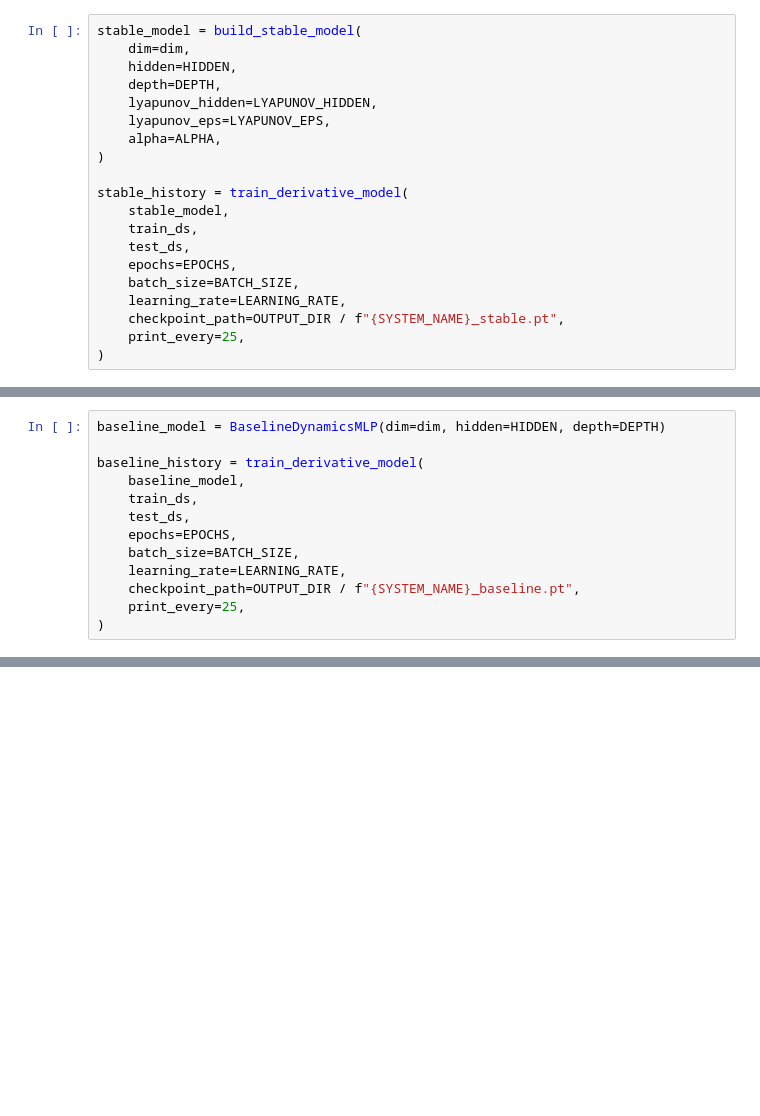
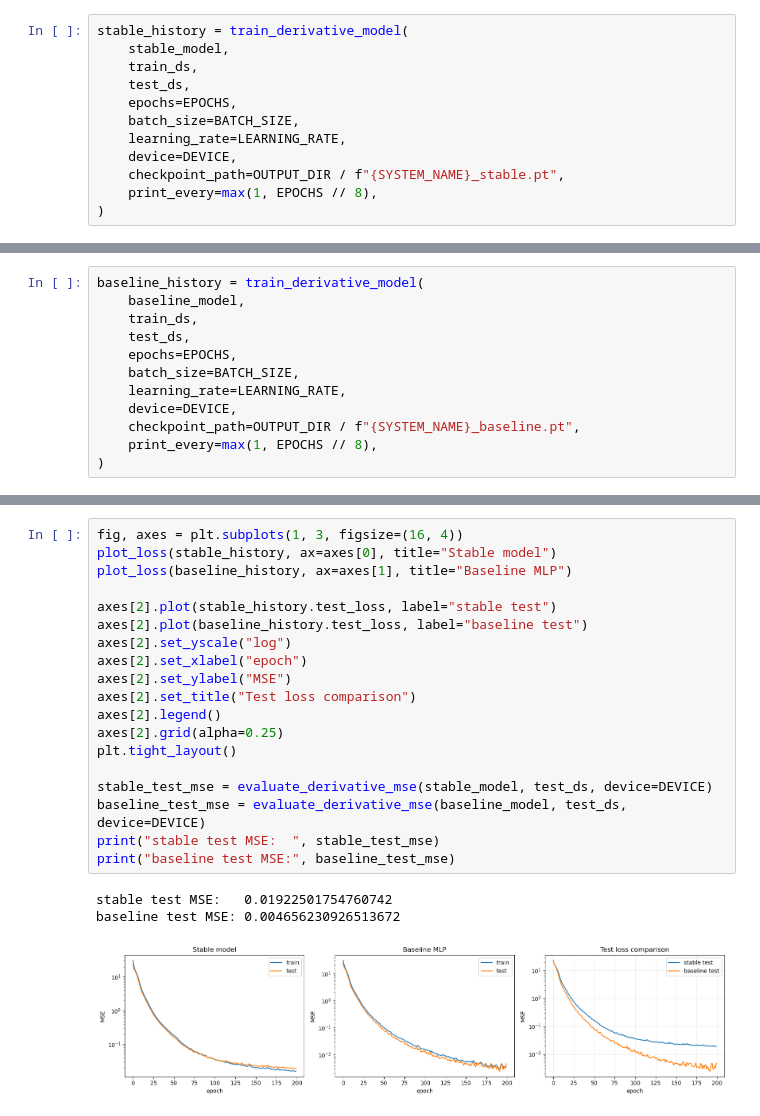
Before and after one commit to ognjen217/DeepLearningFTN, a Jupyter notebook: notebooks/02_train_models.ipynb, the cells around one changed output, grey strips where cells are left out. Saved outputs shown, nothing was run; the diff lists cells and outputs as text; blank space fills up the shorter version.

```diff
--- a/notebooks/02_train_models.ipynb
+++ b/notebooks/02_train_models.ipynb
@@ -51,13 +240,4 @@ dim
 # %%
-stable_model = build_stable_model(
-    dim=dim,
-    hidden=HIDDEN,
-    depth=DEPTH,
-    lyapunov_hidden=LYAPUNOV_HIDDEN,
-    lyapunov_eps=LYAPUNOV_EPS,
-    alpha=ALPHA,
-)
-
 stable_history = train_derivative_model(
     stable_model,
     train_ds,
@@ -65,7 +245,8 @@ stable_history = train_derivative_model(
     epochs=EPOCHS,
     batch_size=BATCH_SIZE,
     learning_rate=LEARNING_RATE,
+    device=DEVICE,
     checkpoint_path=OUTPUT_DIR / f"{SYSTEM_NAME}_stable.pt",
-    print_every=25,
+    print_every=max(1, EPOCHS // 8),
 )
 # %% [output]
@@ -81,6 +266,4 @@ epoch=0200 train_mse=4.41535e-06 test_mse=9.1944e-06
 # %%
-baseline_model = BaselineDynamicsMLP(dim=dim, hidden=HIDDEN, depth=DEPTH)
-
 baseline_history = train_derivative_model(
     baseline_model,
     train_ds,
@@ -88,7 +271,8 @@ baseline_history = train_derivative_model(
     epochs=EPOCHS,
     batch_size=BATCH_SIZE,
     learning_rate=LEARNING_RATE,
+    device=DEVICE,
     checkpoint_path=OUTPUT_DIR / f"{SYSTEM_NAME}_baseline.pt",
-    print_every=25,
+    print_every=max(1, EPOCHS // 8),
 )
 # %% [output]
@@ -112,0 +292,23 @@ plt.tight_layout()
+# %%
+fig, axes = plt.subplots(1, 3, figsize=(16, 4))
+plot_loss(stable_history, ax=axes[0], title="Stable model")
+plot_loss(baseline_history, ax=axes[1], title="Baseline MLP")
+
+axes[2].plot(stable_history.test_loss, label="stable test")
+axes[2].plot(baseline_history.test_loss, label="baseline test")
+axes[2].set_yscale("log")
+axes[2].set_xlabel("epoch")
+axes[2].set_ylabel("MSE")
+axes[2].set_title("Test loss comparison")
+axes[2].legend()
+axes[2].grid(alpha=0.25)
+plt.tight_layout()
+
+stable_test_mse = evaluate_derivative_mse(stable_model, test_ds, device=DEVICE)
+baseline_test_mse = evaluate_derivative_mse(baseline_model, test_ds, device=DEVICE)
+print("stable test MSE:  ", stable_test_mse)
+print("baseline test MSE:", baseline_test_mse)
+# %% [output]
+stable test MSE:   0.01922501754760742
+baseline test MSE: 0.004656230926513672
+[figure, added]
```
Also changed, not shown: parts of 25 cells of this notebook, 9 other files.
